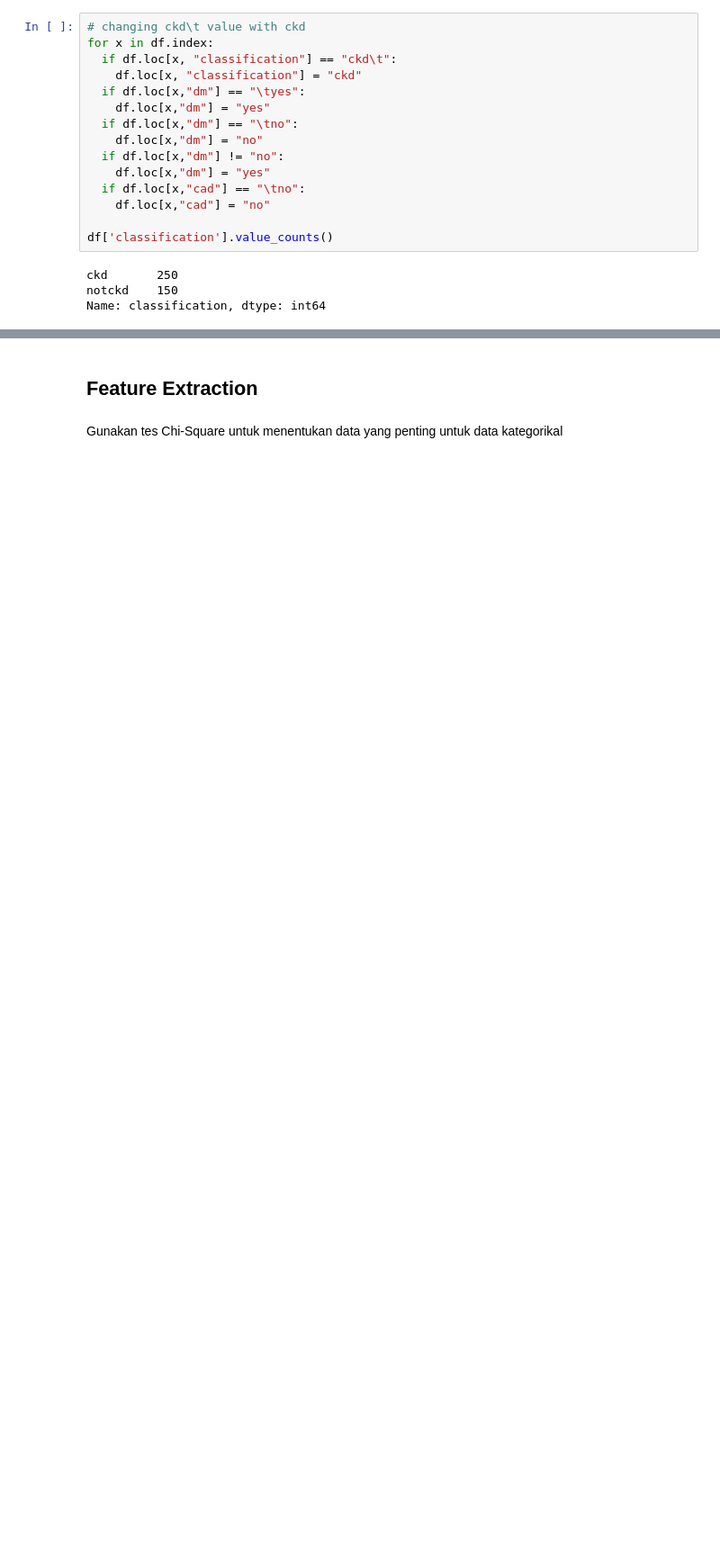
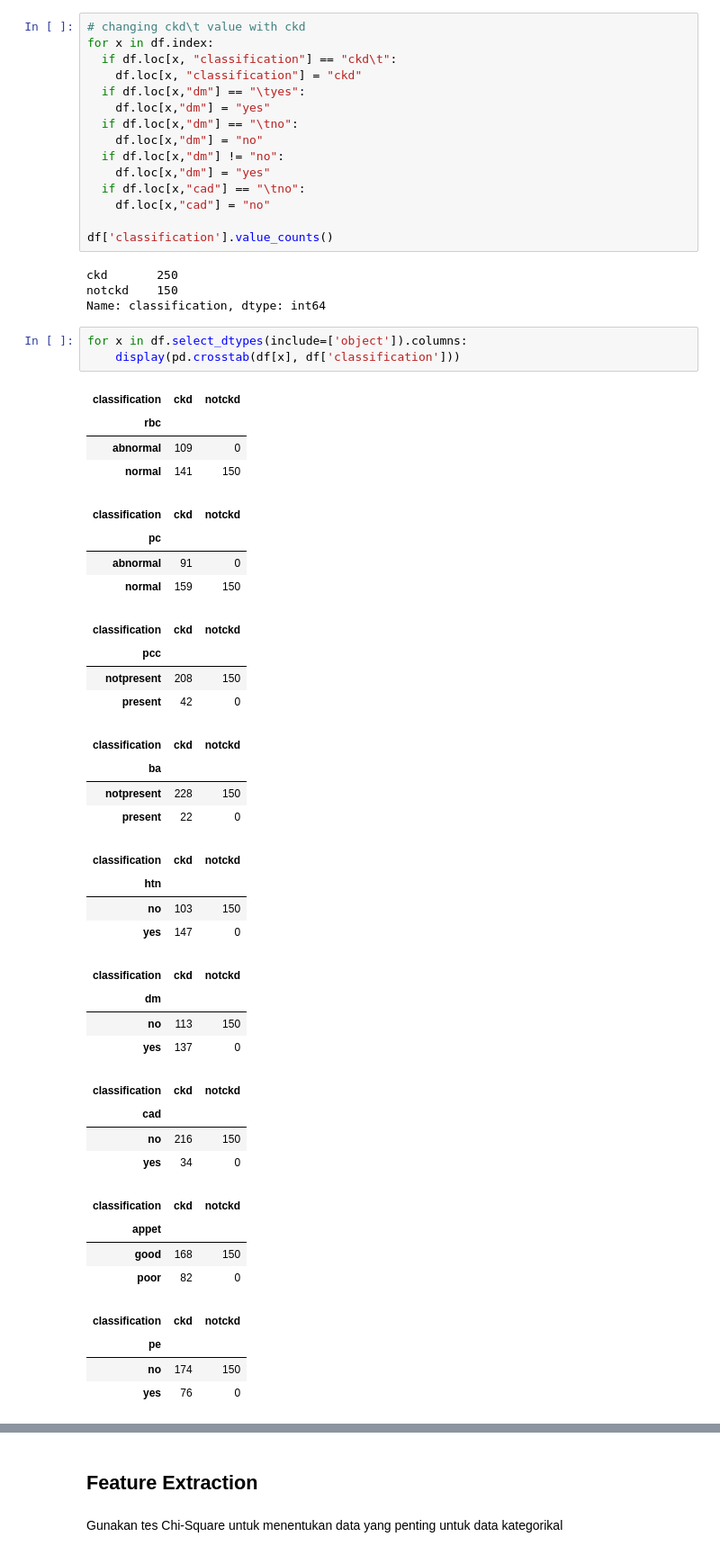
Before and after one commit to karuniaperjuangan/Tugas-Bareng, a Jupyter notebook: Kidney Disease using Naive Bayes.ipynb, the cells around one changed output, grey strips where cells are left out. Shown at 90% size. Cells and saved outputs as stored; diff of their text form; blank space fills up the shorter version.

```diff
--- a/Kidney Disease using Naive Bayes.ipynb
+++ b/Kidney Disease using Naive Bayes.ipynb
@@ -135,3 +135,43 @@ df['classification'].value_counts()
 ckd       250
 notckd    150
 Name: classification, dtype: int64
+# %%
+for x in df.select_dtypes(include=['object']).columns:
+    display(pd.crosstab(df[x], df['classification']))
+# %% [output]
+| classification | ckd | notckd |
+| rbc |  |  |
+| abnormal | 109 | 0 |
+| normal | 141 | 150 |
+| classification | ckd | notckd |
+| pc |  |  |
+| abnormal | 91 | 0 |
+| normal | 159 | 150 |
+| classification | ckd | notckd |
+| pcc |  |  |
+| notpresent | 208 | 150 |
+| present | 42 | 0 |
+| classification | ckd | notckd |
+| ba |  |  |
+| notpresent | 228 | 150 |
+| present | 22 | 0 |
+| classification | ckd | notckd |
+| htn |  |  |
+| no | 103 | 150 |
+| yes | 147 | 0 |
+| classification | ckd | notckd |
+| dm |  |  |
+| no | 113 | 150 |
+| yes | 137 | 0 |
+| classification | ckd | notckd |
+| cad |  |  |
+| no | 216 | 150 |
+| yes | 34 | 0 |
+| classification | ckd | notckd |
+| appet |  |  |
+| good | 168 | 150 |
+| poor | 82 | 0 |
+| classification | ckd | notckd |
+| pe |  |  |
+| no | 174 | 150 |
+| yes | 76 | 0 |
```
Also changed, not shown: parts of 10 cells of this notebook.
